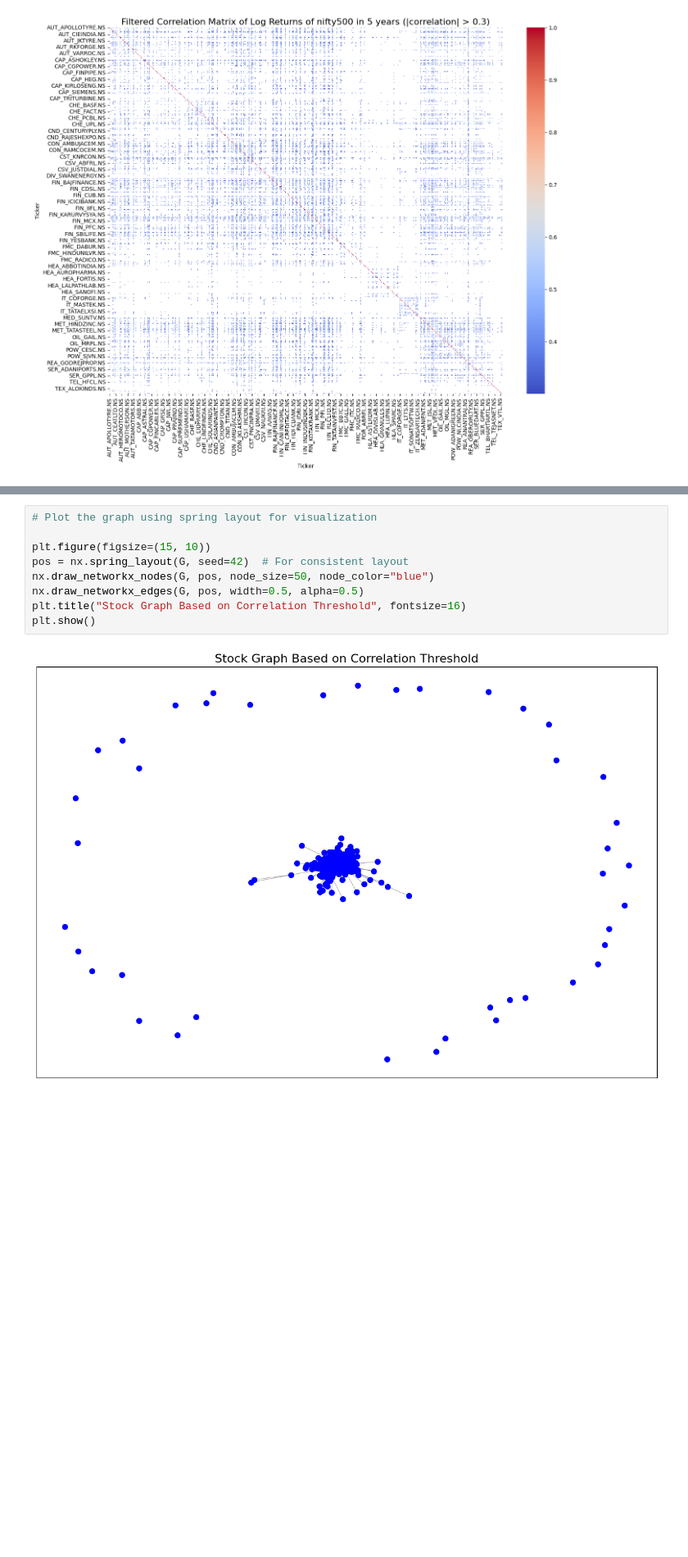
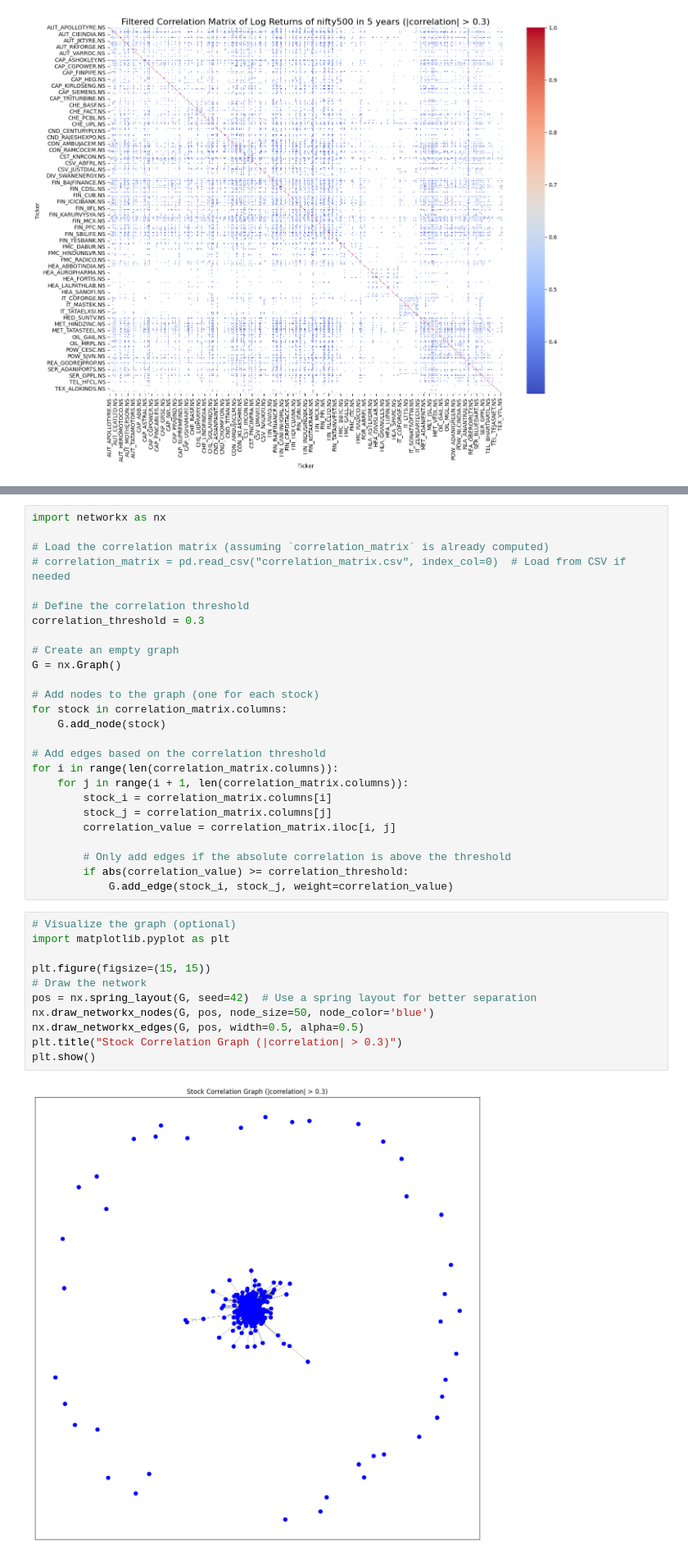
Before and after one commit to SKies2003/Graph-Theory-for-Portfolio-Optimization, a Jupyter notebook: 5 years/Project.ipynb, the cells around one changed output, grey strips where cells are left out. Shown at 82% size. Drawn from its saved outputs; the diff is of its cells as text; blank space fills up the shorter version.

```diff
--- a/5 years/Project.ipynb
+++ b/5 years/Project.ipynb
@@ -251,11 +232,39 @@ for i in range(len(stocks)):
+# %%
+import networkx as nx
+
+# Load the correlation matrix (assuming `correlation_matrix` is already computed)
+# correlation_matrix = pd.read_csv("correlation_matrix.csv", index_col=0)  # Load from CSV if needed
+
+# Define the correlation threshold
+correlation_threshold = 0.3
+
+# Create an empty graph
+G = nx.Graph()
+
+# Add nodes to the graph (one for each stock)
+for stock in correlation_matrix.columns:
+    G.add_node(stock)
+
+# Add edges based on the correlation threshold
+for i in range(len(correlation_matrix.columns)):
+    for j in range(i + 1, len(correlation_matrix.columns)):
+        stock_i = correlation_matrix.columns[i]
+        stock_j = correlation_matrix.columns[j]
+        correlation_value = correlation_matrix.iloc[i, j]
+
+        # Only add edges if the absolute correlation is above the threshold
+        if abs(correlation_value) >= correlation_threshold:
+            G.add_edge(stock_i, stock_j, weight=correlation_value)
 # %%
-# Plot the graph using spring layout for visualization
+# Visualize the graph (optional)
+import matplotlib.pyplot as plt
 
-plt.figure(figsize=(15, 10))
-pos = nx.spring_layout(G, seed=42)  # For consistent layout
-nx.draw_networkx_nodes(G, pos, node_size=50, node_color="blue")
+plt.figure(figsize=(15, 15))
+# Draw the network
+pos = nx.spring_layout(G, seed=42)  # Use a spring layout for better separation
+nx.draw_networkx_nodes(G, pos, node_size=50, node_color='blue')
 nx.draw_networkx_edges(G, pos, width=0.5, alpha=0.5)
-plt.title("Stock Graph Based on Correlation Threshold", fontsize=16)
+plt.title("Stock Correlation Graph (|correlation| > 0.3)")
 plt.show()
 # %% [output]
-[figure, old version]
+[figure, new version]
```
Also changed, not shown: parts of 11 cells of this notebook.
